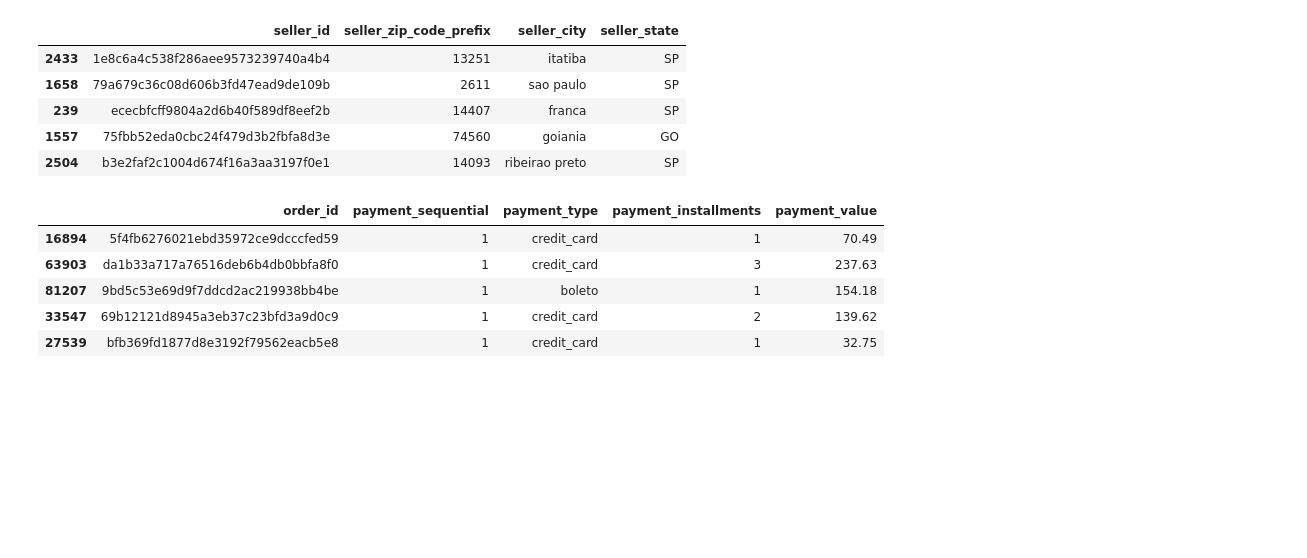
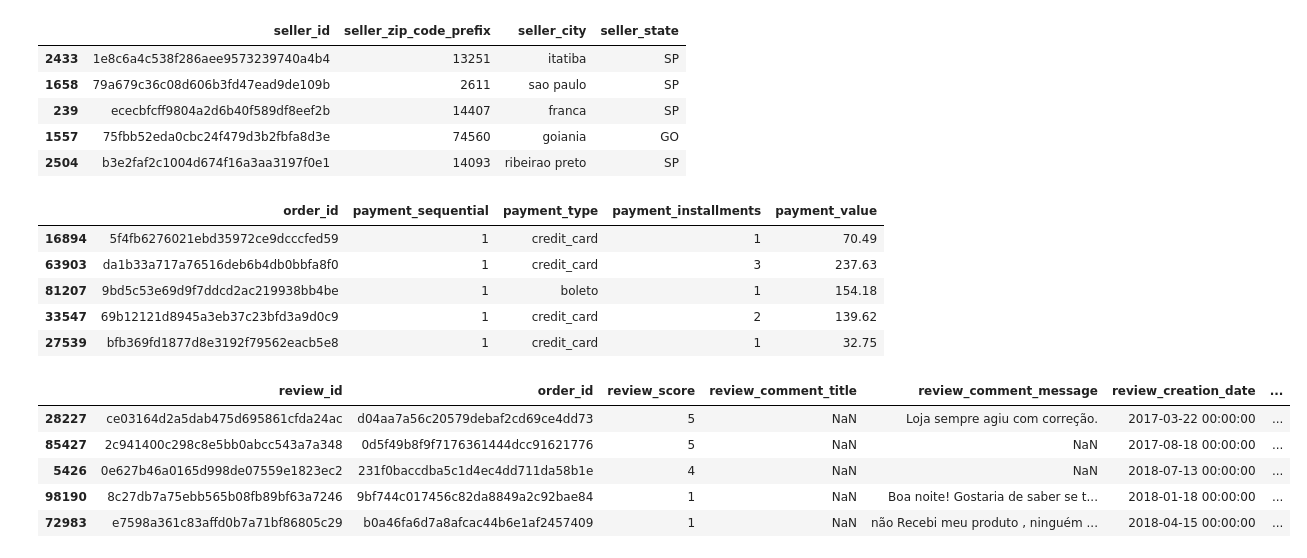
Before and after one commit to kamijoseph/Brazillian-E-Commerce-Analysis, a Jupyter notebook: notebooks/exploration.ipynb, the cells around one changed output. Saved outputs shown, nothing was run; the diff lists cells and outputs as text; code cells hidden in the pictures; blank space fills up the shorter version.

Commit message:
reviews table

```diff
--- a/notebooks/exploration.ipynb
+++ b/notebooks/exploration.ipynb
@@ -119,3 +119,13 @@ payments.sample(5)
 | 81207 | 9bd5c53e69d9f7ddcd2ac219938bb4be | 1 | boleto | 1 | 154.18 |
 | 33547 | 69b12121d8945a3eb37c23bfd3a9d0c9 | 1 | credit_card | 2 | 139.62 |
 | 27539 | bfb369fd1877d8e3192f79562eacb5e8 | 1 | credit_card | 1 | 32.75 |
+# %%
+reviews = datasets["order_reviews"]
+reviews.sample(5)
+# %% [output]
+|  | review_id | order_id | review_score | review_comment_title | review_comment_message | review_creation_date | ... |
+| 28227 | ce03164d2a5dab475d695861cfda24ac | d04aa7a56c20579debaf2cd69ce4dd73 | 5 | NaN | Loja sempre agiu com correção. | 2017-03-22 00:00:00 | ... |
+| 85427 | 2c941400c298c8e5bb0abcc543a7a348 | 0d5f49b8f9f7176361444dcc91621776 | 5 | NaN | NaN | 2017-08-18 00:00:00 | ... |
+| 5426 | 0e627b46a0165d998de07559e1823ec2 | 231f0baccdba5c1d4ec4dd711da58b1e | 4 | NaN | NaN | 2018-07-13 00:00:00 | ... |
+| 98190 | 8c27db7a75ebb565b08fb89bf63a7246 | 9bf744c017456c82da8849a2c92bae84 | 1 | NaN | Boa noite! Gostaria de saber se t... | 2018-01-18 00:00:00 | ... |
+| 72983 | e7598a361c83affd0b7a71bf86805c29 | b0a46fa6d7a8afcac44b6e1af2457409 | 1 | NaN | não Recebi meu produto , ninguém ... | 2018-04-15 00:00:00 | ... |
```
Also changed, not shown: parts of 2 cells of this notebook, 1 other file.
